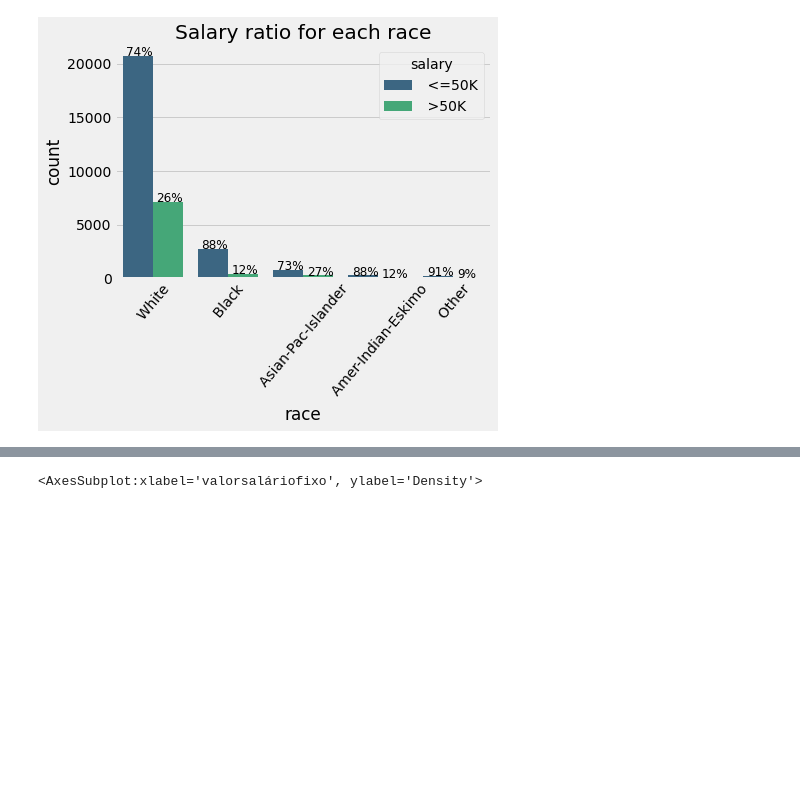
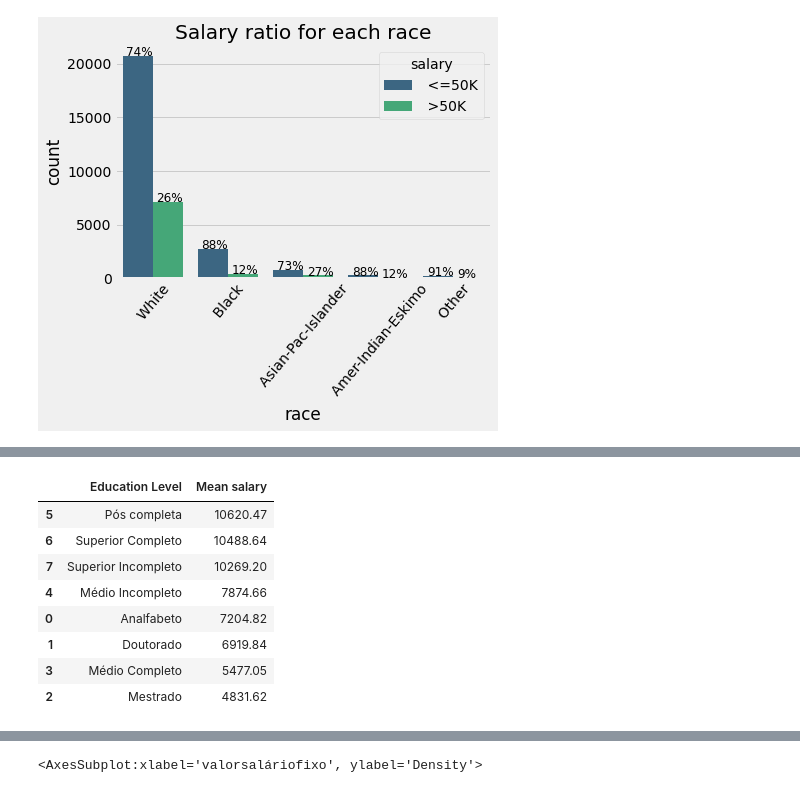
Before and after one commit to onemarcos/Tera---Salary-Prediction, a Jupyter notebook: Salary-Prediction.ipynb, the cells around one changed output, grey strips where cells are left out. Cells and saved outputs as stored; diff of their text form; code cells hidden in the pictures; blank space fills up the shorter version.

```diff
--- a/Salary-Prediction.ipynb
+++ b/Salary-Prediction.ipynb
@@ -575,0 +579,12 @@ sns.countplot(df.groupby('graudeinstrução')['valorsaláriofixo'].mean().round(
+# %%
+pd.DataFrame({'Education Level': df.replace(label_quali).groupby('graudeinstrução')['valorsaláriofixo'].mean().index , 'Mean salary':  df.groupby('graudeinstrução')['valorsaláriofixo'].mean().round(2).values}).sort_values(by='Mean salary'  , axis=0)[::-1].head(10)
+# %% [output]
+|  | Education Level | Mean salary |
+| 5 | Pós completa | 10620.47 |
+| 6 | Superior Completo | 10488.64 |
+| 7 | Superior Incompleto | 10269.20 |
+| 4 | Médio Incompleto | 7874.66 |
+| 0 | Analfabeto | 7204.82 |
+| 1 | Doutorado | 6919.84 |
+| 3 | Médio Completo | 5477.05 |
+| 2 | Mestrado | 4831.62 |
```
Also changed, not shown: parts of 29 cells of this notebook.
